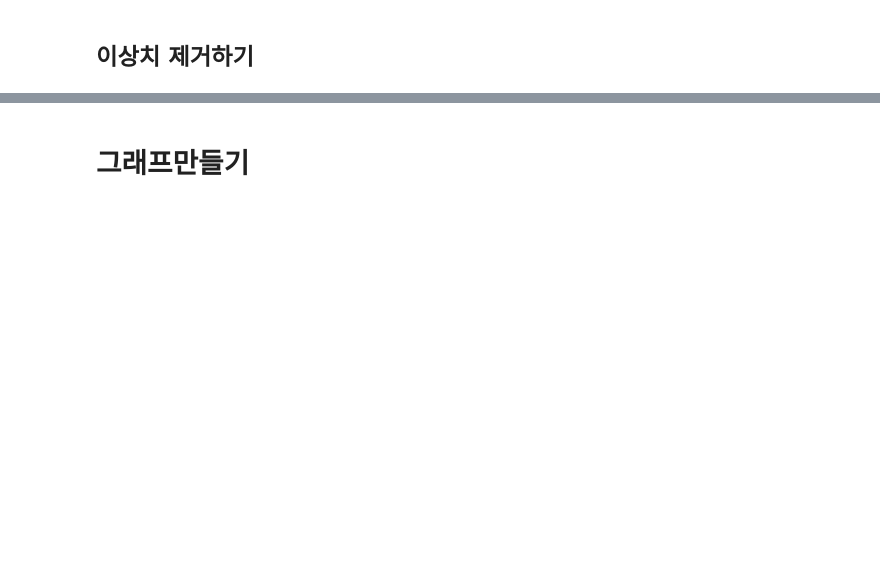
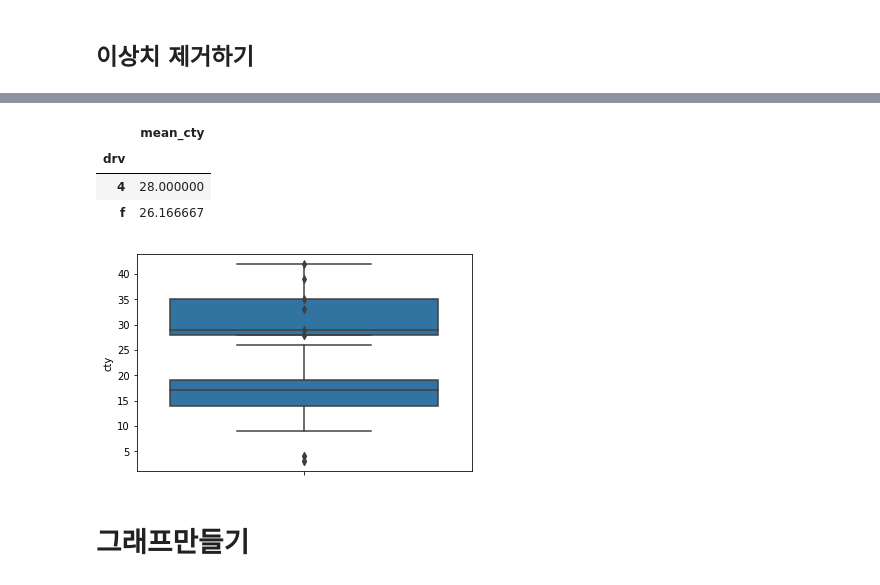
Before and after one commit to seon0415/weit, a Jupyter notebook: 위아이티_ipynb의_사본.ipynb, the cells around one changed output, grey strips where cells are left out. Cells and saved outputs as stored; diff of their text form; code cells hidden in the pictures; blank space fills up the shorter version.

```diff
--- a/위아이티_ipynb의_사본.ipynb
+++ b/위아이티_ipynb의_사본.ipynb
@@ -633,3 +787,35 @@ pct75+1.5*iqr #상한
+# %%
+#194 문제
+mpg=pd.read_csv('mpg.csv')
+mpg.loc[[9,13,57,92], 'drv']='k'
+mpg.loc[[28,42,128,202],'cty']=[3,4,39,42]
+
+#1: 이상치 확인하고, 결측치가 됐는지도 확인
+mpg['drv'].value_counts()
+mpg['drv']=np.where(mpg['drv'].isin(['4','f','r']),mpg['drv'],np.nan)
+mpg['drv'].isna().sum()
+
+#2: 정상범위 벗어난값을 결측처리하고, 이상치 사라졌는지 확인
+sns.boxplot(data=mpg, y='cty')
+pct25=mpg['cty'].quantile(.25)
+pct75=mpg['cty'].quantile(.75)
+iqr=pct75-pct25
+pct25-1.5*iqr #하한
+pct75+1.5*iqr #상한
+
+mpg['cty']=np.where((mpg['cty']<6.5)|(mpg['cty']>26.5),
+                    mpg['cty'], np.nan)
+sns.boxplot(data=mpg, y='cty')
+
+#3: 결측처리된걸 분석, drv별로  cty평균
+mpg.dropna(subset=['drv','cty'])\
+  .groupby('drv').agg(mean_cty=('cty','mean'))
+# %% [output]
+|  | mean_cty |
+| drv |  |
+| 4 | 28.000000 |
+| f | 26.166667 |
+[figure, added]
 # %%
 #195 정리
 # %% [markdown]
```
Also changed, not shown: parts of 29 cells of this notebook.
